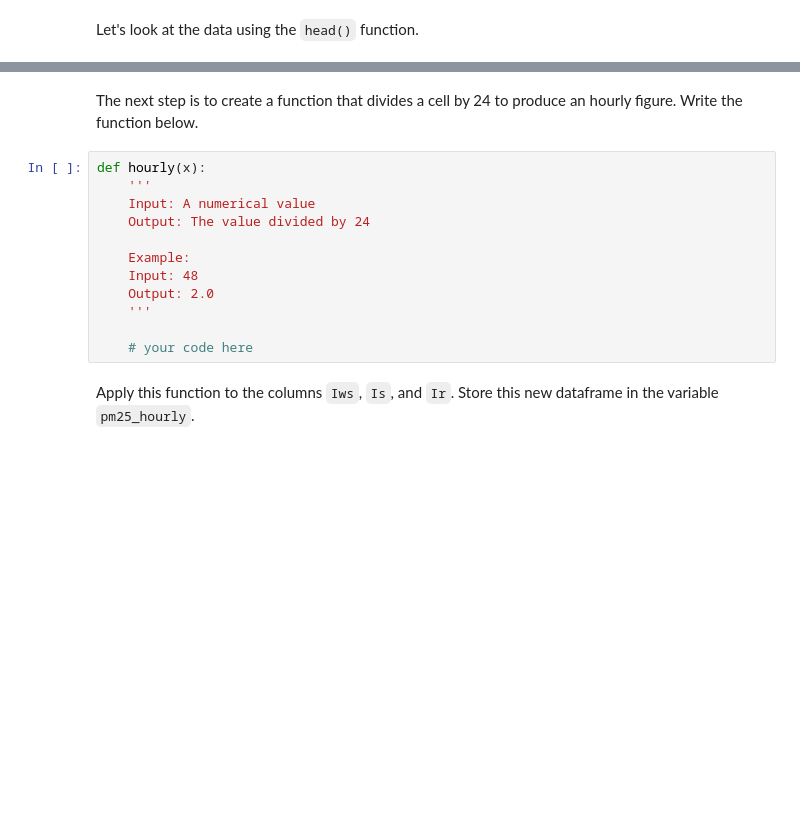
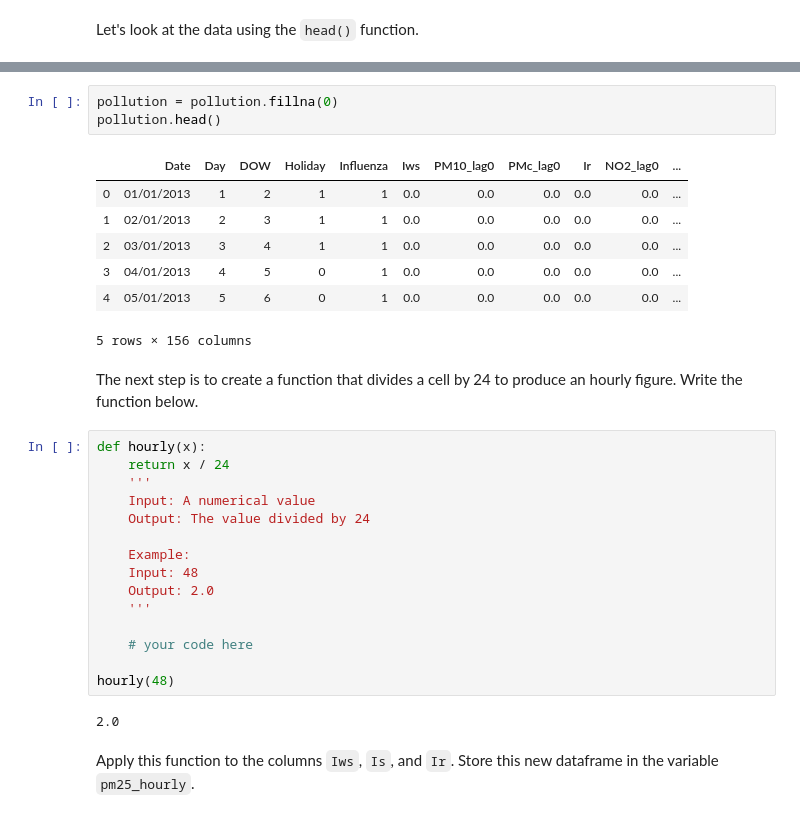
Before and after one commit to ironhack-datalabs/dataV2-labs, a Jupyter notebook: module-1/Map-Reduce-Filter/your-code/main.ipynb, the cells around one changed output, grey strips where cells are left out. Drawn from its saved outputs; the diff is of its cells as text; blank space fills up the shorter version.

```diff
--- a/module-1/Map-Reduce-Filter/your-code/main.ipynb
+++ b/module-1/Map-Reduce-Filter/your-code/main.ipynb
@@ -141,7 +181,19 @@ Let's look at the data using the `head()` function.
+# %%
+pollution = pollution.fillna(0)
+pollution.head()
+# %% [output]
+|  | Date | Day | DOW | Holiday | Influenza | Iws | PM10_lag0 | PMc_lag0 | Ir | NO2_lag0 | ... |
+| 0 | 01/01/2013 | 1 | 2 | 1 | 1 | 0.0 | 0.0 | 0.0 | 0.0 | 0.0 | ... |
+| 1 | 02/01/2013 | 2 | 3 | 1 | 1 | 0.0 | 0.0 | 0.0 | 0.0 | 0.0 | ... |
+| 2 | 03/01/2013 | 3 | 4 | 1 | 1 | 0.0 | 0.0 | 0.0 | 0.0 | 0.0 | ... |
+| 3 | 04/01/2013 | 4 | 5 | 0 | 1 | 0.0 | 0.0 | 0.0 | 0.0 | 0.0 | ... |
+| 4 | 05/01/2013 | 5 | 6 | 0 | 1 | 0.0 | 0.0 | 0.0 | 0.0 | 0.0 | ... |
+5 rows × 156 columns
 # %% [markdown]
 The next step is to create a function that divides a cell by 24 to produce an hourly figure. Write the function below.
 # %%
 def hourly(x):
+    return x / 24
     '''
     Input: A numerical value
     Output: The value divided by 24
@@ -152,6 +204,10 @@ def hourly(x):
     '''
 
     # your code here
+
+hourly(48)
+# %% [output]
+2.0
 # %% [markdown]
 Apply this function to the columns `Iws`, `Is`, and `Ir`. Store this new dataframe in the variable `pm25_hourly`.
 # %%
```
Also changed, not shown: parts of 26 cells of this notebook, 6 other files.
